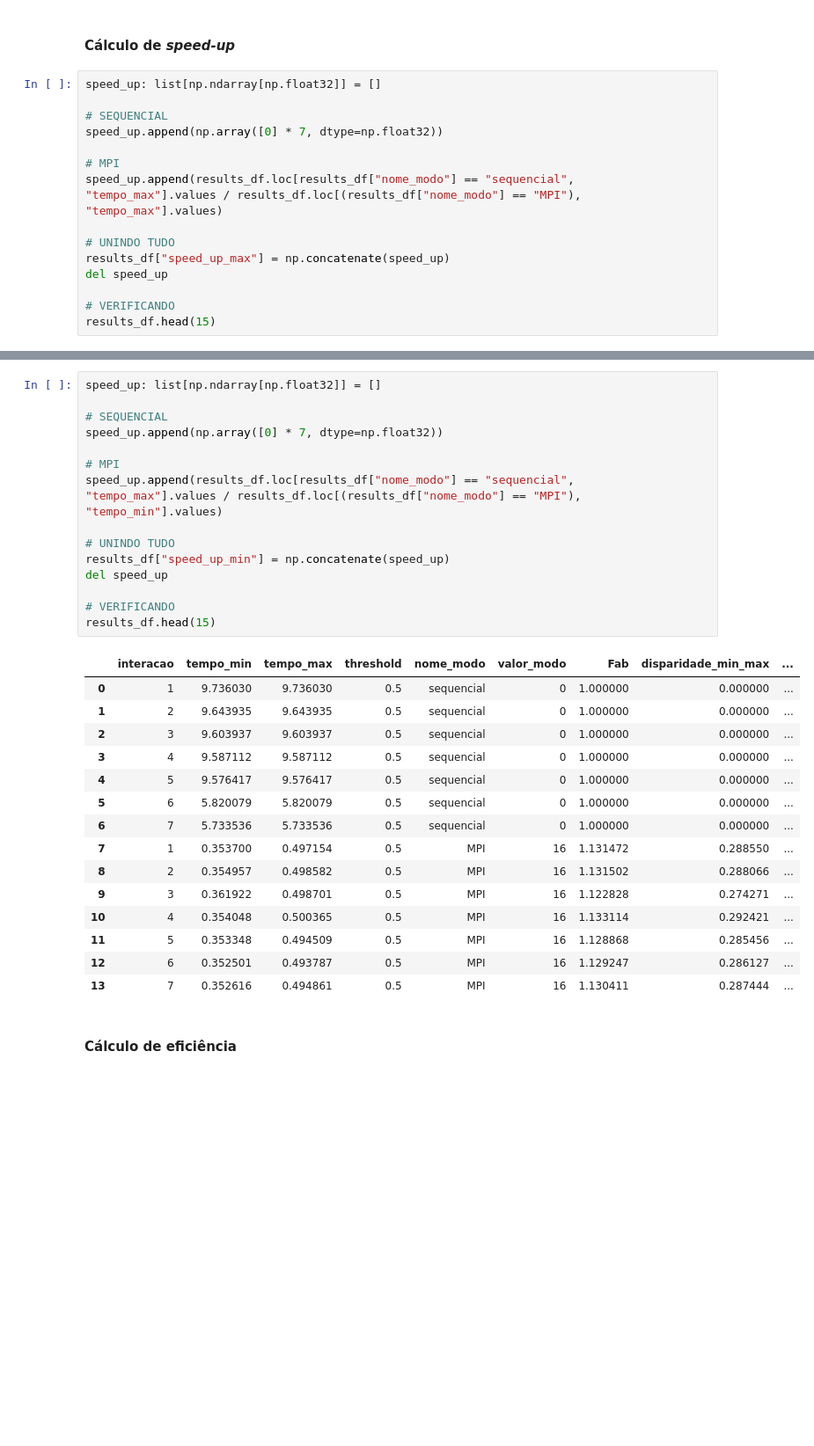
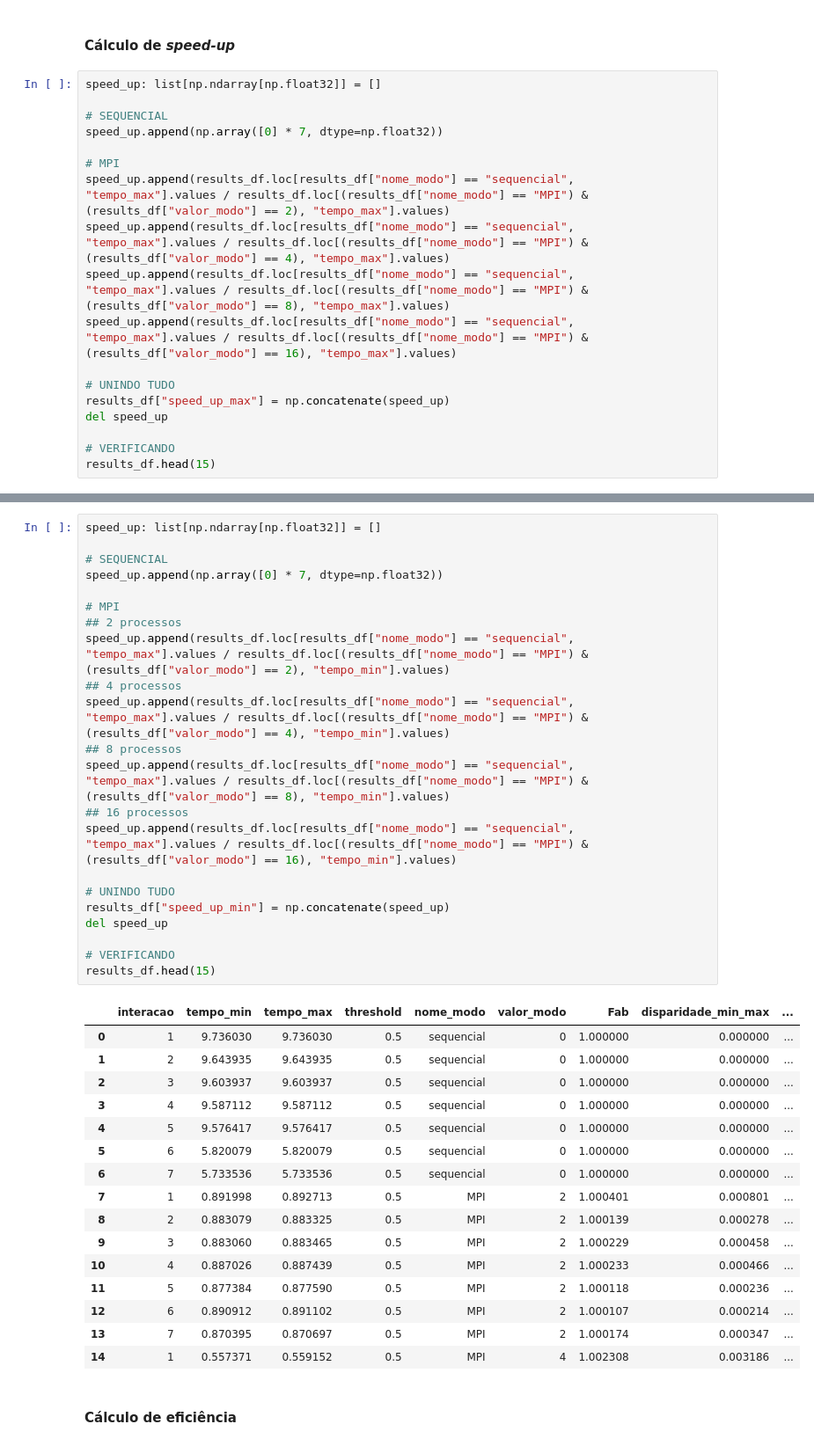
Before and after one commit to igorssant/UESC-codigos-pos-graduacao, a Jupyter notebook: processamento_paralelo/presentation/MPI.ipynb, the cells around one changed output, grey strips where cells are left out. Shown at 88% size. Saved outputs shown, nothing was run; the diff lists cells and outputs as text; blank space fills up the shorter version.

```diff
--- a/processamento_paralelo/presentation/MPI.ipynb
+++ b/processamento_paralelo/presentation/MPI.ipynb
@@ -811,7 +811,10 @@ speed_up: list[np.ndarray[np.float32]] = []
 speed_up.append(np.array([0] * 7, dtype=np.float32))
 
 # MPI
-speed_up.append(results_df.loc[results_df["nome_modo"] == "sequencial", "tempo_max"].values / results_df.loc[(results_df["nome_modo"] == "MPI"), "tempo_max"].values)
+speed_up.append(results_df.loc[results_df["nome_modo"] == "sequencial", "tempo_max"].values / results_df.loc[(results_df["nome_modo"] == "MPI") & (results_df["valor_modo"] == 2), "tempo_max"].values)
+speed_up.append(results_df.loc[results_df["nome_modo"] == "sequencial", "tempo_max"].values / results_df.loc[(results_df["nome_modo"] == "MPI") & (results_df["valor_modo"] == 4), "tempo_max"].values)
+speed_up.append(results_df.loc[results_df["nome_modo"] == "sequencial", "tempo_max"].values / results_df.loc[(results_df["nome_modo"] == "MPI") & (results_df["valor_modo"] == 8), "tempo_max"].values)
+speed_up.append(results_df.loc[results_df["nome_modo"] == "sequencial", "tempo_max"].values / results_df.loc[(results_df["nome_modo"] == "MPI") & (results_df["valor_modo"] == 16), "tempo_max"].values)
 
 # UNINDO TUDO
 results_df["speed_up_max"] = np.concatenate(speed_up)
@@ -838,34 +842,42 @@ results_df.head(15)
 # %%
 speed_up: list[np.ndarray[np.float32]] = []
 
 # SEQUENCIAL
 speed_up.append(np.array([0] * 7, dtype=np.float32))
 
 # MPI
-speed_up.append(results_df.loc[results_df["nome_modo"] == "sequencial", "tempo_max"].values / results_df.loc[(results_df["nome_modo"] == "MPI"), "tempo_min"].values)
+## 2 processos
+speed_up.append(results_df.loc[results_df["nome_modo"] == "sequencial", "tempo_max"].values / results_df.loc[(results_df["nome_modo"] == "MPI") & (results_df["valor_modo"] == 2), "tempo_min"].values)
+## 4 processos
+speed_up.append(results_df.loc[results_df["nome_modo"] == "sequencial", "tempo_max"].values / results_df.loc[(results_df["nome_modo"] == "MPI") & (results_df["valor_modo"] == 4), "tempo_min"].values)
+## 8 processos
+speed_up.append(results_df.loc[results_df["nome_modo"] == "sequencial", "tempo_max"].values / results_df.loc[(results_df["nome_modo"] == "MPI") & (results_df["valor_modo"] == 8), "tempo_min"].values)
+## 16 processos
+speed_up.append(results_df.loc[results_df["nome_modo"] == "sequencial", "tempo_max"].values / results_df.loc[(results_df["nome_modo"] == "MPI") & (results_df["valor_modo"] == 16), "tempo_min"].values)
 
 # UNINDO TUDO
 results_df["speed_up_min"] = np.concatenate(speed_up)
 del speed_up
 
 # VERIFICANDO
 results_df.head(15)
 # %% [output]
 |  | interacao | tempo_min | tempo_max | threshold | nome_modo | valor_modo | Fab | disparidade_min_max | ... |
 | 0 | 1 | 9.736030 | 9.736030 | 0.5 | sequencial | 0 | 1.000000 | 0.000000 | ... |
 | 1 | 2 | 9.643935 | 9.643935 | 0.5 | sequencial | 0 | 1.000000 | 0.000000 | ... |
 | 2 | 3 | 9.603937 | 9.603937 | 0.5 | sequencial | 0 | 1.000000 | 0.000000 | ... |
 | 3 | 4 | 9.587112 | 9.587112 | 0.5 | sequencial | 0 | 1.000000 | 0.000000 | ... |
 | 4 | 5 | 9.576417 | 9.576417 | 0.5 | sequencial | 0 | 1.000000 | 0.000000 | ... |
 | 5 | 6 | 5.820079 | 5.820079 | 0.5 | sequencial | 0 | 1.000000 | 0.000000 | ... |
 | 6 | 7 | 5.733536 | 5.733536 | 0.5 | sequencial | 0 | 1.000000 | 0.000000 | ... |
-| 7 | 1 | 0.353700 | 0.497154 | 0.5 | MPI | 16 | 1.131472 | 0.288550 | ... |
-| 8 | 2 | 0.354957 | 0.498582 | 0.5 | MPI | 16 | 1.131502 | 0.288066 | ... |
-| 9 | 3 | 0.361922 | 0.498701 | 0.5 | MPI | 16 | 1.122828 | 0.274271 | ... |
-| 10 | 4 | 0.354048 | 0.500365 | 0.5 | MPI | 16 | 1.133114 | 0.292421 | ... |
-| 11 | 5 | 0.353348 | 0.494509 | 0.5 | MPI | 16 | 1.128868 | 0.285456 | ... |
-| 12 | 6 | 0.352501 | 0.493787 | 0.5 | MPI | 16 | 1.129247 | 0.286127 | ... |
-| 13 | 7 | 0.352616 | 0.494861 | 0.5 | MPI | 16 | 1.130411 | 0.287444 | ... |
+| 7 | 1 | 0.891998 | 0.892713 | 0.5 | MPI | 2 | 1.000401 | 0.000801 | ... |
+| 8 | 2 | 0.883079 | 0.883325 | 0.5 | MPI | 2 | 1.000139 | 0.000278 | ... |
+| 9 | 3 | 0.883060 | 0.883465 | 0.5 | MPI | 2 | 1.000229 | 0.000458 | ... |
+| 10 | 4 | 0.887026 | 0.887439 | 0.5 | MPI | 2 | 1.000233 | 0.000466 | ... |
+| 11 | 5 | 0.877384 | 0.877590 | 0.5 | MPI | 2 | 1.000118 | 0.000236 | ... |
+| 12 | 6 | 0.890912 | 0.891102 | 0.5 | MPI | 2 | 1.000107 | 0.000214 | ... |
+| 13 | 7 | 0.870395 | 0.870697 | 0.5 | MPI | 2 | 1.000174 | 0.000347 | ... |
+| 14 | 1 | 0.557371 | 0.559152 | 0.5 | MPI | 4 | 1.002308 | 0.003186 | ... |
 # %% [markdown]
 #### Cálculo de eficiência
 # %%
```
Also changed, not shown: parts of 116 cells of this notebook.
